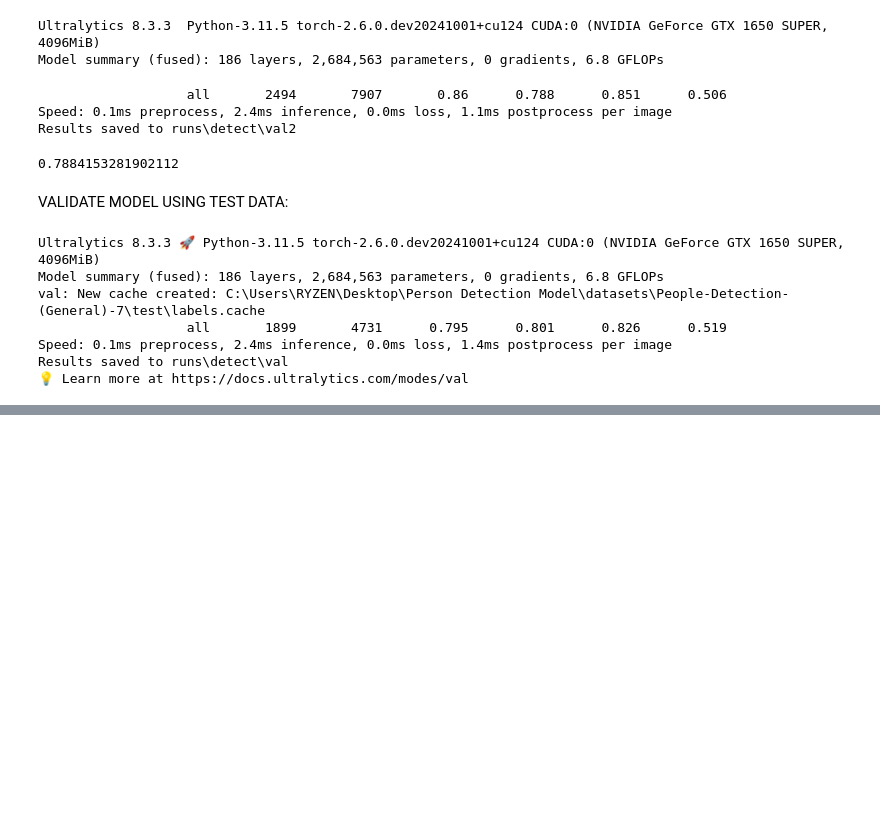
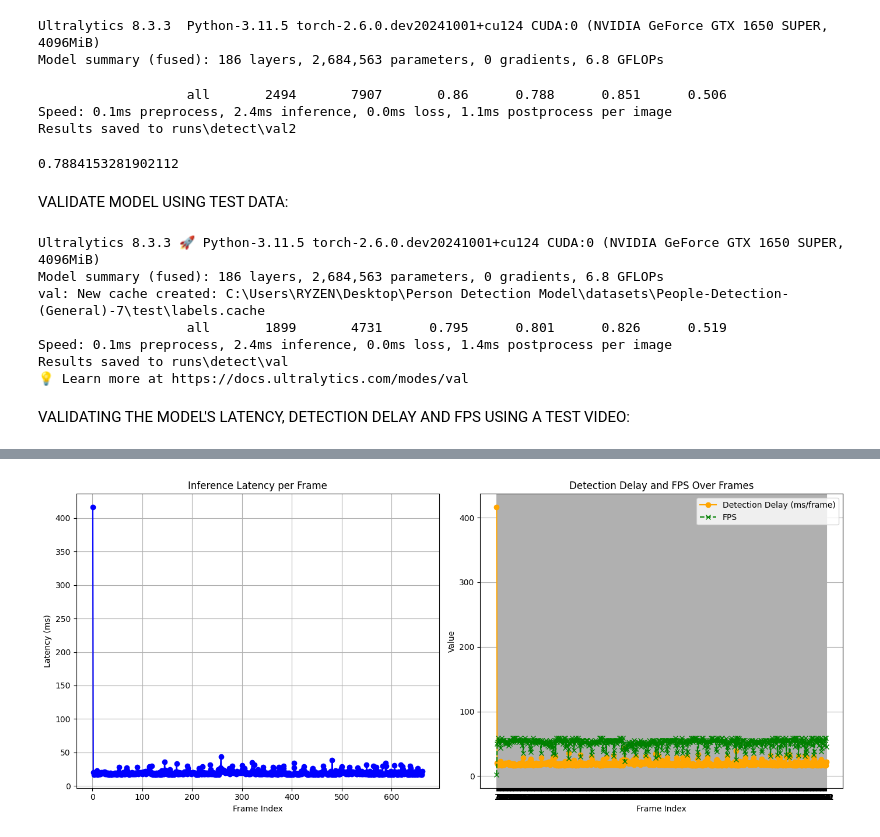
Before and after one commit to xSenzaki/Person-Detection-Model, a Jupyter notebook: person_detection_model.ipynb, the cells around one changed output, grey strips where cells are left out. Drawn from its saved outputs; the diff is of its cells as text; code cells hidden in the pictures; blank space fills up the shorter version.

Commit message:
refactor: plot latency, detection delay, and fps using a test video

```diff
--- a/person_detection_model.ipynb
+++ b/person_detection_model.ipynb
@@ -120,3 +120,75 @@ val: New cache created: C:\Users\RYZEN\Desktop\Person Detection Model\datasets\P
 Speed: 0.1ms preprocess, 2.4ms inference, 0.0ms loss, 1.4ms postprocess per image
 Results saved to runs\detect\val
 💡 Learn more at https://docs.ultralytics.com/modes/val
+# %% [markdown]
+VALIDATING THE MODEL'S LATENCY, DETECTION DELAY AND FPS USING A TEST VIDEO:
+# %%
+from ultralytics import YOLO
+import time
+import matplotlib.pyplot as plt
+import cv2
+
+# Load YOLO model
+model = YOLO(r"C:\Users\RYZEN\Desktop\Person Detection Model\datasets\person_detection\exp1\weights\best.pt")
+
+# Path to your test video
+video_path = r"C:\Users\RYZEN\Desktop\Person Detection Model\video\test-video.mp4"
+
+cap = cv2.VideoCapture(video_path)
+latencies = []
+frame_idx = 0
+
+while cap.isOpened():
+    ret, frame = cap.read()
+    if not ret:
+        break
+
+    start_time = time.time()
+    try:
+        results = model(frame)  # Run inference
+        end_time = time.time()
+        latency = (end_time - start_time) * 1000  # ms
+        latencies.append(latency)
+        print(f"Frame {frame_idx}: ✅ Latency: {latency:.2f} ms")
+    except Exception as e:
+        print(f"Frame {frame_idx}: ⚠️ Error during inference: {e}")
+        latencies.append(None)
+
+    frame_idx += 1
+
+cap.release()
+cv2.destroyAllWindows()
+
+# Filter out None values (failed frames)
+valid_latencies = [l for l in latencies if l is not None]
+
+# Calculate FPS for each valid latency
+fps_values = [1000 / l for l in valid_latencies]
+
+num_frames = len(valid_latencies)
+
+# Plotting
+plt.figure(figsize=(14, 6))
+
+# 1) Plot inference latency per frame
+plt.subplot(1, 2, 1)
+plt.plot(range(1, num_frames + 1), valid_latencies, marker='o', linestyle='-', color='blue')
+plt.title("Inference Latency per Frame")
+plt.xlabel("Frame Index")
+plt.ylabel("Latency (ms)")
+plt.grid(True)
+
+# 2) Plot detection delay and FPS
+plt.subplot(1, 2, 2)
+plt.plot(range(1, num_frames + 1), valid_latencies, marker='o', linestyle='-', label='Detection Delay (ms/frame)', color='orange')
+plt.plot(range(1, num_frames + 1), fps_values, marker='x', linestyle='--', label='FPS', color='green')
+plt.title('Detection Delay and FPS Over Frames')
+plt.xlabel('Frame Index')
+plt.ylabel('Value')
+plt.legend()
+plt.grid(True)
+plt.xticks(range(1, num_frames + 1))
+
+plt.tight_layout()
+plt.show()
+# %% [output]
@@ -122,0 +212 @@ Results saved to runs\detect\val
+[figure, added]
```
Also changed, not shown: parts of 1 cell of this notebook.
